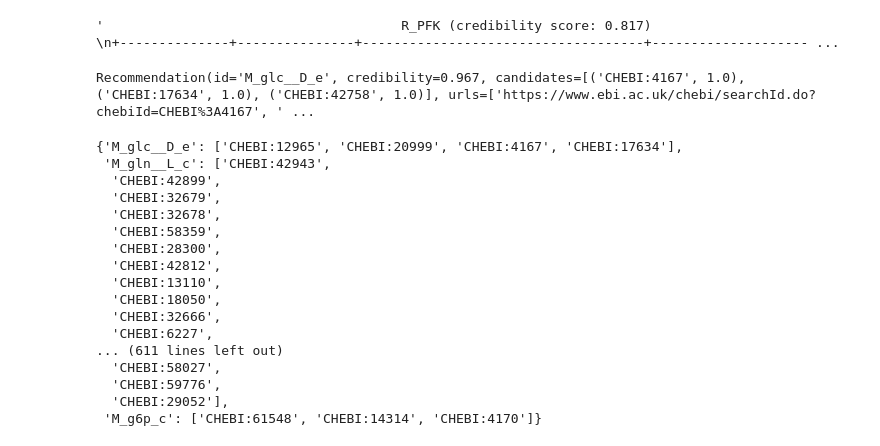
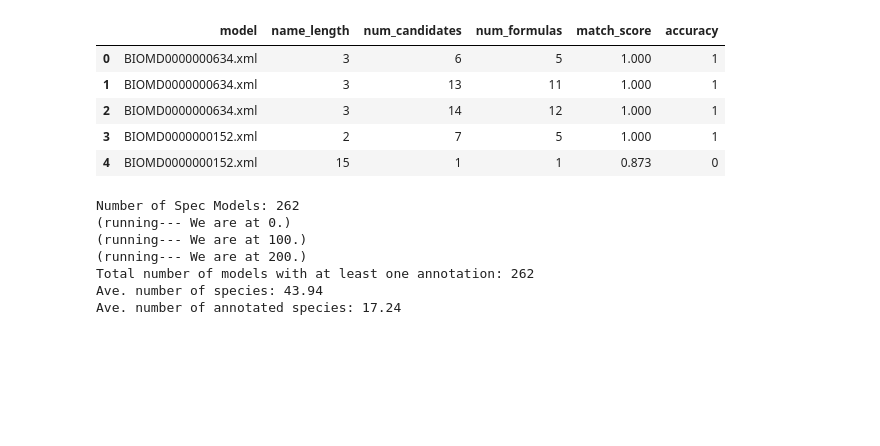
Before and after one commit to sys-bio/AMAS, a Jupyter notebook: notebooks/REF_results4figures_tables.ipynb, the cells around one changed output. Saved outputs shown, nothing was run; the diff lists cells and outputs as text; code cells hidden in the pictures; blank space fills up the shorter version.

Commit message:
notebooks to generate figure tables

```diff
--- a/notebooks/REF_results4figures_tables.ipynb
+++ b/notebooks/REF_results4figures_tables.ipynb
@@ -1,6 +1,8 @@
 # %%
 # Collect data for figures and tables
 import collections
+
+import compress_pickle
 import itertools
 import libsbml
 import numpy as np
@@ -8,6 +10,7 @@ import os
 import pickle
 import pandas as pd
 import sys
+import time
 import matplotlib.pyplot as plt
 %matplotlib inline
 
@@ -25,6 +28,9 @@ PROJ_DIR = os.path.join(os.getcwd(), os.pardir)
 AMAS_DIR = os.path.join(PROJ_DIR, "AMAS")
 sys.path.append(PROJ_DIR)
 
+SUPPL_DIR = os.path.join(PROJ_DIR, os.pardir, "AMAS_suppl")
+ACCURACY_DIR = os.path.join(SUPPL_DIR, "data_for_credibility")
+
 from AMAS import species_annotation as sa
 from AMAS import reaction_annotation as ra
 from AMAS import recommender
@@ -47,30 +42,0 @@ RES_MARKDOWN = recom.getMarkdownFromRecommendation(inp_recom=RESULT_RECOM)
-# %%
-RES_MARKDOWN
-# %% [output]
-'                                      R_PFK (credibility score: 0.817)                                      \n+--------------+---------------+------------------------------------+-------------------- ...
-# %%
-# BIOMD_248_PATH = os.path.join(cn.TEST_DIR, 'BIOMD0000000248.xml')
-# recom = recommender.Recommender(libsbml_fpath=BIOMD_248_PATH)
-recom.getSpeciesAnnotation(pred_id='M_glc__D_e')
-# %% [output]
-Recommendation(id='M_glc__D_e', credibility=0.967, candidates=[('CHEBI:4167', 1.0), ('CHEBI:17634', 1.0), ('CHEBI:42758', 1.0)], urls=['https://www.ebi.ac.uk/chebi/searchId.do?chebiId=CHEBI%3A4167', ' ...
-# %%
-recom.species.exist_annotation
-# %% [output]
-{'M_glc__D_e': ['CHEBI:12965', 'CHEBI:20999', 'CHEBI:4167', 'CHEBI:17634'],
- 'M_gln__L_c': ['CHEBI:42943',
-  'CHEBI:42899',
-  'CHEBI:32679',
-  'CHEBI:32678',
-  'CHEBI:58359',
-  'CHEBI:28300',
-  'CHEBI:42812',
-  'CHEBI:13110',
-  'CHEBI:18050',
-  'CHEBI:32666',
-  'CHEBI:6227',
-... (611 lines left out)
-  'CHEBI:58027',
-  'CHEBI:59776',
-  'CHEBI:29052'],
- 'M_g6p_c': ['CHEBI:61548', 'CHEBI:14314', 'CHEBI:4170']}
@@ -76,0 +69,41 @@ recom.species.exist_annotation
+# %%
+spec_ml_df = pd.read_csv(os.path.join(ACCURACY_DIR, 'individual_species_accuracy.csv'))
+spec_ml_df.head()
+# %% [output]
+|  | model | name_length | num_candidates | num_formulas | match_score | accuracy |
+| 0 | BIOMD0000000634.xml | 3 | 6 | 5 | 1.000 | 1 |
+| 1 | BIOMD0000000634.xml | 3 | 13 | 11 | 1.000 | 1 |
+| 2 | BIOMD0000000634.xml | 3 | 14 | 12 | 1.000 | 1 |
+| 3 | BIOMD0000000152.xml | 2 | 7 | 5 | 1.000 | 1 |
+| 4 | BIOMD0000000152.xml | 15 | 1 | 1 | 0.873 | 0 |
+# %%
+spec_biomodels = np.unique(spec_ml_df['model'])
+print("Number of Spec Models: %d" % len(spec_biomodels))
+num_specs = dict()
+num_spec_anoted = dict(collections.Counter(spec_ml_df['model']))
+for idx, one_biomd in enumerate(spec_biomodels):
+  if idx % 100 == 0:
+    print("(running--- We are at %d.)" % idx)
+  one_fpath = os.path.join(BIOMODEL_DIR, one_biomd)
+  reader = libsbml.SBMLReader()
+  document = reader.readSBML(one_fpath)
+  model = document.getModel()
+  num_specs[one_biomd] = model.getNumSpecies()
+###
+
+num_models = len(spec_biomodels)
+print("Total number of models with at least one annotation: %d" % num_models)
+#
+ave_num_specs = np.mean([num_specs[k] for k in num_specs.keys()])
+print("Ave. number of species: %.02f" % ave_num_specs)
+#
+ave_num_annoted_specs = np.mean([num_spec_anoted[k] for k in num_spec_anoted.keys()])
+print("Ave. number of annotated species: %.02f" % ave_num_annoted_specs)
+# %% [output]
+Number of Spec Models: 262
+(running--- We are at 0.)
+(running--- We are at 100.)
+(running--- We are at 200.)
+Total number of models with at least one annotation: 262
+Ave. number of species: 43.94
+Ave. number of annotated species: 17.24
```
Also changed, not shown: parts of 33 cells of this notebook, 7 other files.
